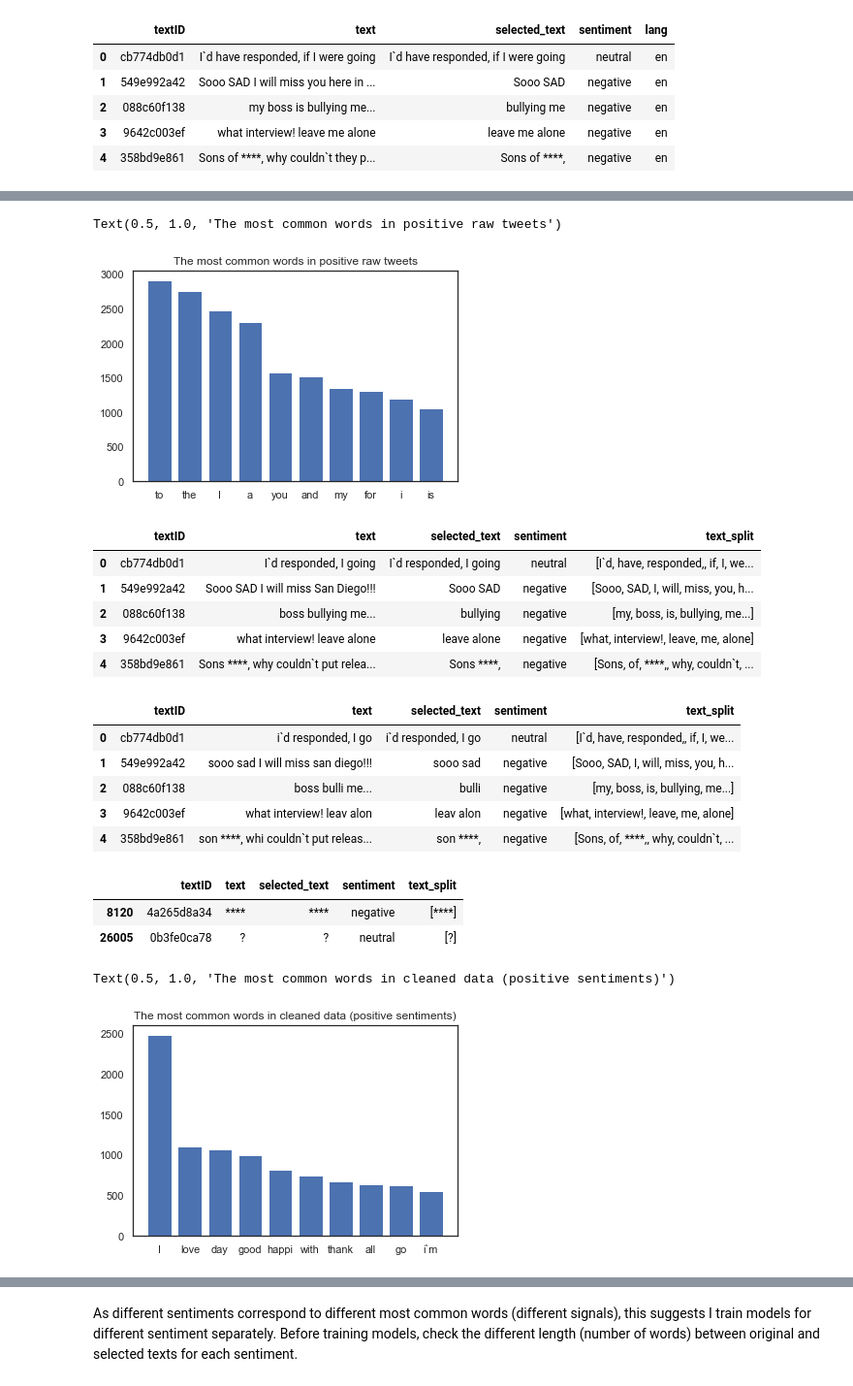
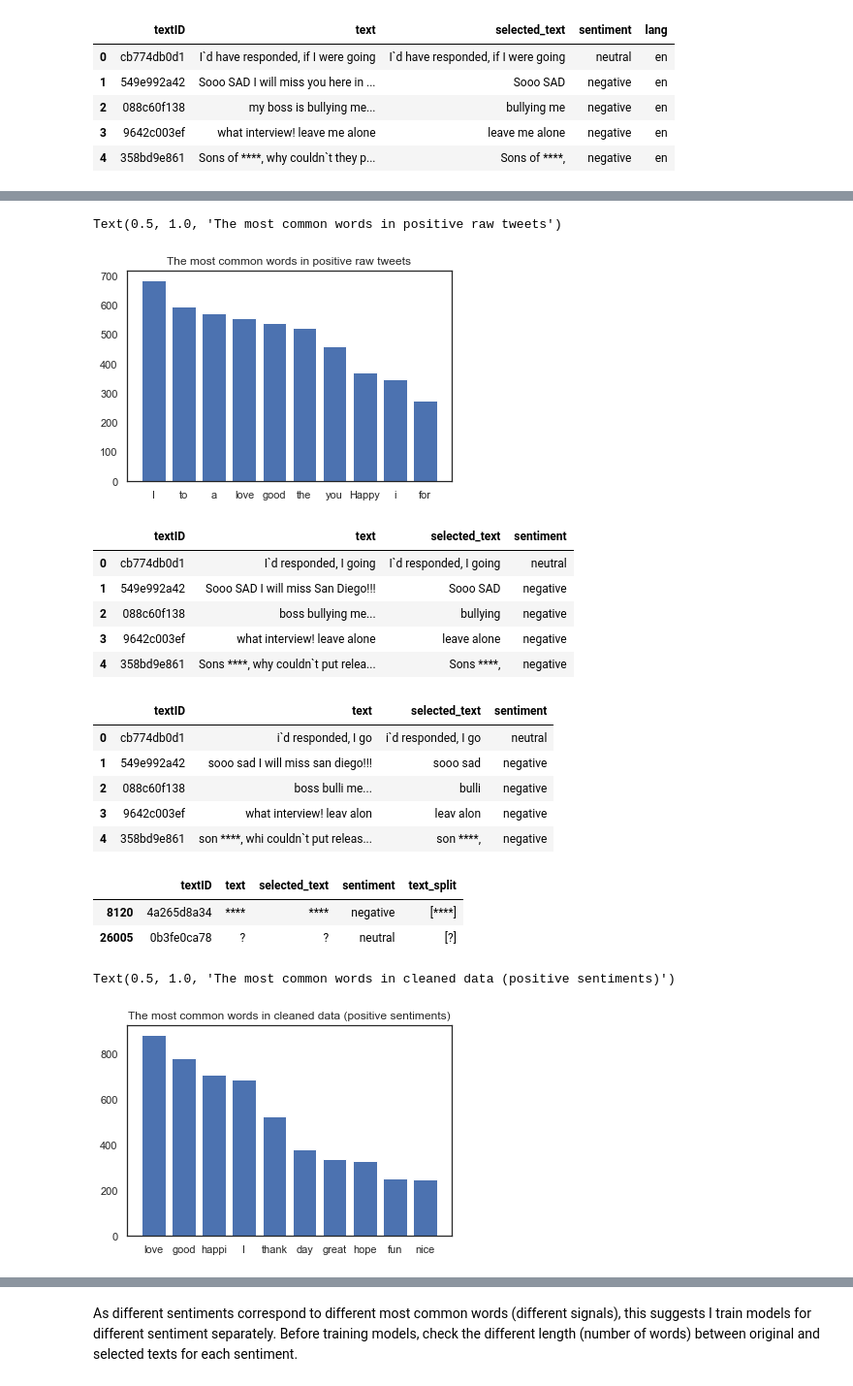
Before and after one commit to QingchuanLyu/Tweet-Sentiment-Analysis, a Jupyter notebook: Tweet Sentiment Extraction.ipynb, the cells around one changed output, grey strips where cells are left out. Shown: that part at 97% size. Cells and saved outputs as stored; diff of their text form; code cells hidden in the pictures.

```diff
--- a/Tweet Sentiment Extraction.ipynb
+++ b/Tweet Sentiment Extraction.ipynb
@@ -104,6 +104,6 @@ alpha_data.loc[alpha_data.lang != "en"]
 # %%
 #split original texts before counting top common words
-train_raw['text_split'] = train_raw['text'].apply(lambda x:x.split())
+train_raw['text_split'] = train_raw['selected_text'].apply(lambda x:x.split())
 train_raw.head(5)
 # %% [output]
 |  | textID | text | selected_text | sentiment | text_split |
@@ -123,7 +123,7 @@ plt.title('The most common words in positive raw tweets')
 #Need to clean data then count it again.
 # %% [output]
 Text(0.5, 1.0, 'The most common words in positive raw tweets')
-[figure, old version]
+[figure, new version]
 # %%
 #create a copy of the raw data to clean. keep the raw data to train later
 train_cl=train_raw.copy()
@@ -145,12 +145,12 @@ train_cl = train_cl[(train_cl.text != '') & (train_cl.selected_text != '')]
 train_cl = train_cl.drop(['text_split'], axis = 1)
 train_cl.head(5)
 # %% [output]
-|  | textID | text | selected_text | sentiment | text_split |
-| 0 | cb774db0d1 | I`d responded, I going | I`d responded, I going | neutral | [I`d, have, responded,, if, I, we... |
-| 1 | 549e992a42 | Sooo SAD I will miss San Diego!!! | Sooo SAD | negative | [Sooo, SAD, I, will, miss, you, h... |
-| 2 | 088c60f138 | boss bullying me... | bullying | negative | [my, boss, is, bullying, me...] |
-| 3 | 9642c003ef | what interview! leave alone | leave alone | negative | [what, interview!, leave, me, alone] |
-| 4 | 358bd9e861 | Sons ****, why couldn`t put relea... | Sons ****, | negative | [Sons, of, ****,, why, couldn`t, ... |
+|  | textID | text | selected_text | sentiment |
+| 0 | cb774db0d1 | I`d responded, I going | I`d responded, I going | neutral |
+| 1 | 549e992a42 | Sooo SAD I will miss San Diego!!! | Sooo SAD | negative |
+| 2 | 088c60f138 | boss bullying me... | bullying | negative |
+| 3 | 9642c003ef | what interview! leave alone | leave alone | negative |
+| 4 | 358bd9e861 | Sons ****, why couldn`t put relea... | Sons ****, | negative |
 # %%
 #stemming: chop off the end of words (affixes)
 train_cl['selected_text'] = train_cl['selected_text'].apply(lambda x: " ".join([ps.stem(word) for word in x.split()]))
@@ -159,12 +159,12 @@ train_cl['text'] = train_cl['text'].apply(lambda x: " ".join([ps.stem(word) for
 train_cl.head(5)
 #affixes, such as 'ing', are removed
 # %% [output]
-|  | textID | text | selected_text | sentiment | text_split |
-| 0 | cb774db0d1 | i`d responded, I go | i`d responded, I go | neutral | [I`d, have, responded,, if, I, we... |
-| 1 | 549e992a42 | sooo sad I will miss san diego!!! | sooo sad | negative | [Sooo, SAD, I, will, miss, you, h... |
-| 2 | 088c60f138 | boss bulli me... | bulli | negative | [my, boss, is, bullying, me...] |
-| 3 | 9642c003ef | what interview! leav alon | leav alon | negative | [what, interview!, leave, me, alone] |
-| 4 | 358bd9e861 | son ****, whi couldn`t put releas... | son ****, | negative | [Sons, of, ****,, why, couldn`t, ... |
+|  | textID | text | selected_text | sentiment |
+| 0 | cb774db0d1 | i`d responded, I go | i`d responded, I go | neutral |
+| 1 | 549e992a42 | sooo sad I will miss san diego!!! | sooo sad | negative |
+| 2 | 088c60f138 | boss bulli me... | bulli | negative |
+| 3 | 9642c003ef | what interview! leav alon | leav alon | negative |
+| 4 | 358bd9e861 | son ****, whi couldn`t put releas... | son ****, | negative |
 # %%
 #check texts that only contain special characters or punctuations
 train_raw[~train_raw['text'].str.contains('[A-Za-z0-9]')]
@@ -184,16 +184,16 @@ train_cl['text'] = train_cl['text'].apply(lambda x: " ".join(remove_periods(x)))
 train_cl=train_cl.drop(['textID'], axis = 1)
 # %%
 #check again the most common words for each sentiment (cleaned data)
-train_cl['text_split'] = train_cl['text'].apply(lambda x:str(x).split())
+train_cl['text_split'] = train_cl['selected_text'].apply(lambda x:str(x).split())
 top = Counter([item for sublist in train_cl.loc[train_cl.sentiment=='positive']['text_split'] for item in sublist])
 temp = pd.DataFrame(top.most_common(10))
 temp.columns = ['Common_words','count']
 plt.bar(temp['Common_words'], temp['count'])
 plt.title('The most common words in cleaned data (positive sentiments)')
 #love, good, happi and thank are strong signals of being a positive text
 # %% [output]
 Text(0.5, 1.0, 'The most common words in cleaned data (positive sentiments)')
-[figure, old version]
+[figure, new version]
 # %%
 top = Counter([item for sublist in train_cl.loc[train_cl.sentiment=='negative']['text_split'] for item in sublist])
 temp = pd.DataFrame(top.most_common(10))
```
Also changed, not shown: parts of 9 cells of this notebook.
